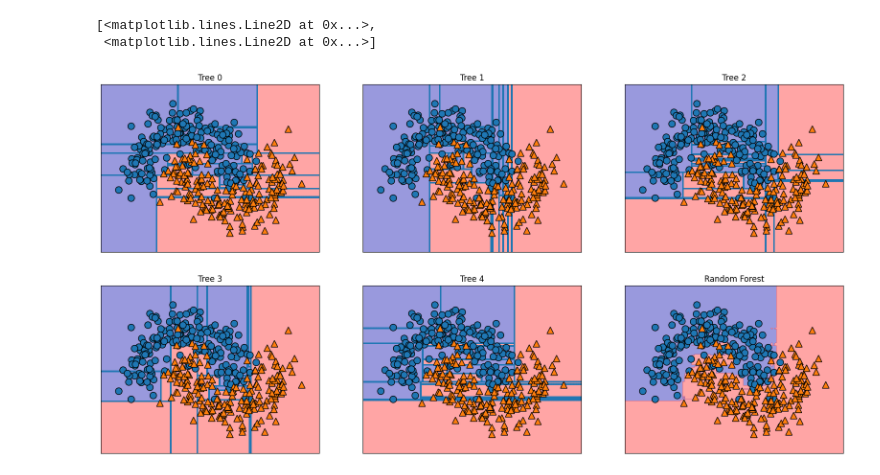
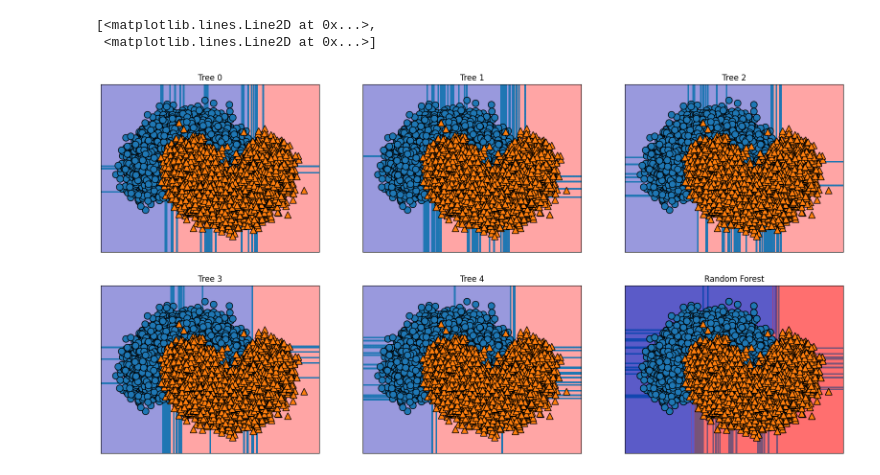
Before and after one commit to TaoXiaoNj/python-proj, a Jupyter notebook: machine-learning/machine_learning/jupyter/book/ch02/random_forest.ipynb, the cells around one changed output. Saved outputs shown, nothing was run; the diff lists cells and outputs as text; code cells hidden in the pictures.

```diff
--- a/machine-learning/machine_learning/jupyter/book/ch02/random_forest.ipynb
+++ b/machine-learning/machine_learning/jupyter/book/ch02/random_forest.ipynb
@@ -1,26 +1,26 @@
 # %%
 from sklearn.ensemble import RandomForestClassifier
 from sklearn.datasets import make_moons
 from sklearn.model_selection import train_test_split
 from matplotlib import pyplot as plt
 import mglearn
 
-X, y = make_moons(n_samples=500, noise=0.25, random_state=23)
+X, y = make_moons(n_samples=50000, noise=0.25, random_state=23)
 
 X_train, X_test, y_train, y_test = train_test_split(X, y, stratify=y, random_state=42)
-forest = RandomForestClassifier(n_estimators=5, random_state=42)
+forest = RandomForestClassifier(n_estimators=3000, random_state=42, n_jobs=10)
 forest.fit(X_train, y_train)
 
 fig, axes = plt.subplots(2, 3, figsize=(20, 10))
 
 for i, (ax, tree) in enumerate(zip(axes.ravel(), forest.estimators_)):
     ax.set_title("Tree {}".format(i))
     mglearn.plots.plot_tree_partition(X_train, y_train, tree, ax=ax)
 
 mglearn.plots.plot_2d_separator(forest, X_train, fill=True, ax=axes[-1, -1], alpha=0.4)
 axes[-1, -1].set_title("Random Forest")
 mglearn.discrete_scatter(X_train[:, 0], X_train[:, 1], y_train)
 # %% [output]
 [<matplotlib.lines.Line2D at 0x...>,
  <matplotlib.lines.Line2D at 0x...>]
-[figure, old version]
+[figure, new version]
```
Also changed, not shown: parts of 1 cell of this notebook.
